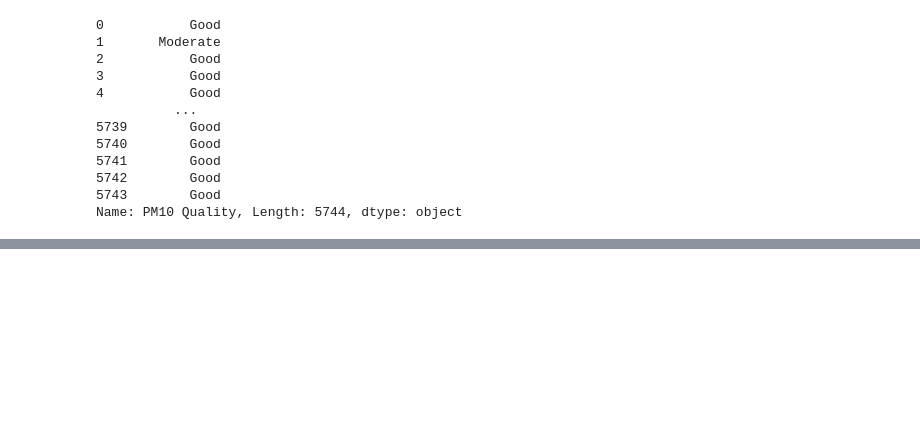
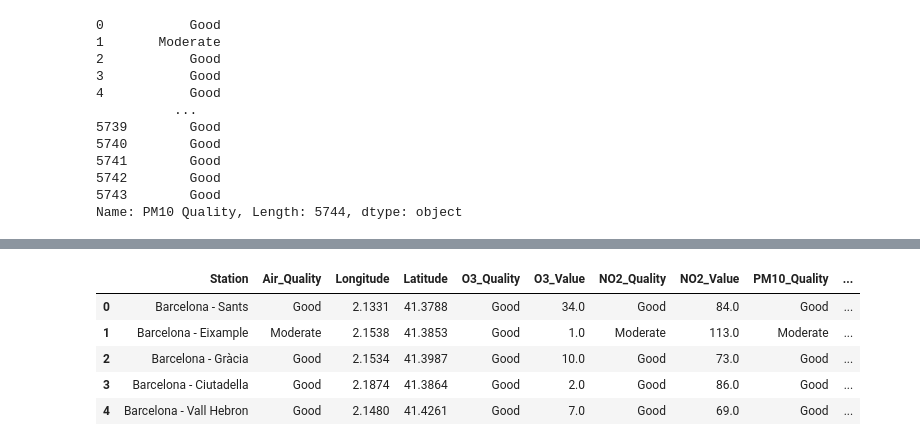
Before and after one commit to anadiamaq/BCN-air, a Jupyter notebook: code/Air_quality_clean.ipynb, the cells around one changed output, grey strips where cells are left out. Cells and saved outputs as stored; diff of their text form; code cells hidden in the pictures; blank space fills up the shorter version.

```diff
--- a/code/Air_quality_clean.ipynb
+++ b/code/Air_quality_clean.ipynb
@@ -237,2 +210,14 @@ Name: PM10 Quality, Length: 5744, dtype: object
+# %%
+air_q.columns = ['Station','Air_Quality', 'Longitude', 'Latitude', 'O3_Quality',
+       'O3_Value', 'NO2_Quality', 'NO2_Value', 'PM10_Quality', 'PM10_Value',
+       'Date']
+air_q.head()
+# %% [output]
+|  | Station | Air_Quality | Longitude | Latitude | O3_Quality | O3_Value | NO2_Quality | NO2_Value | PM10_Quality | ... |
+| 0 | Barcelona - Sants | Good | 2.1331 | 41.3788 | Good | 34.0 | Good | 84.0 | Good | ... |
+| 1 | Barcelona - Eixample | Moderate | 2.1538 | 41.3853 | Good | 1.0 | Moderate | 113.0 | Moderate | ... |
+| 2 | Barcelona - Gràcia | Good | 2.1534 | 41.3987 | Good | 10.0 | Good | 73.0 | Good | ... |
+| 3 | Barcelona - Ciutadella | Good | 2.1874 | 41.3864 | Good | 2.0 | Good | 86.0 | Good | ... |
+| 4 | Barcelona - Vall Hebron | Good | 2.1480 | 41.4261 | Good | 7.0 | Good | 69.0 | Good | ... |
 # %%
 air_q.to_csv('Air_QA_Final.csv', header=True, index=False)
```
Also changed, not shown: parts of 7 cells of this notebook, 14 other files.
